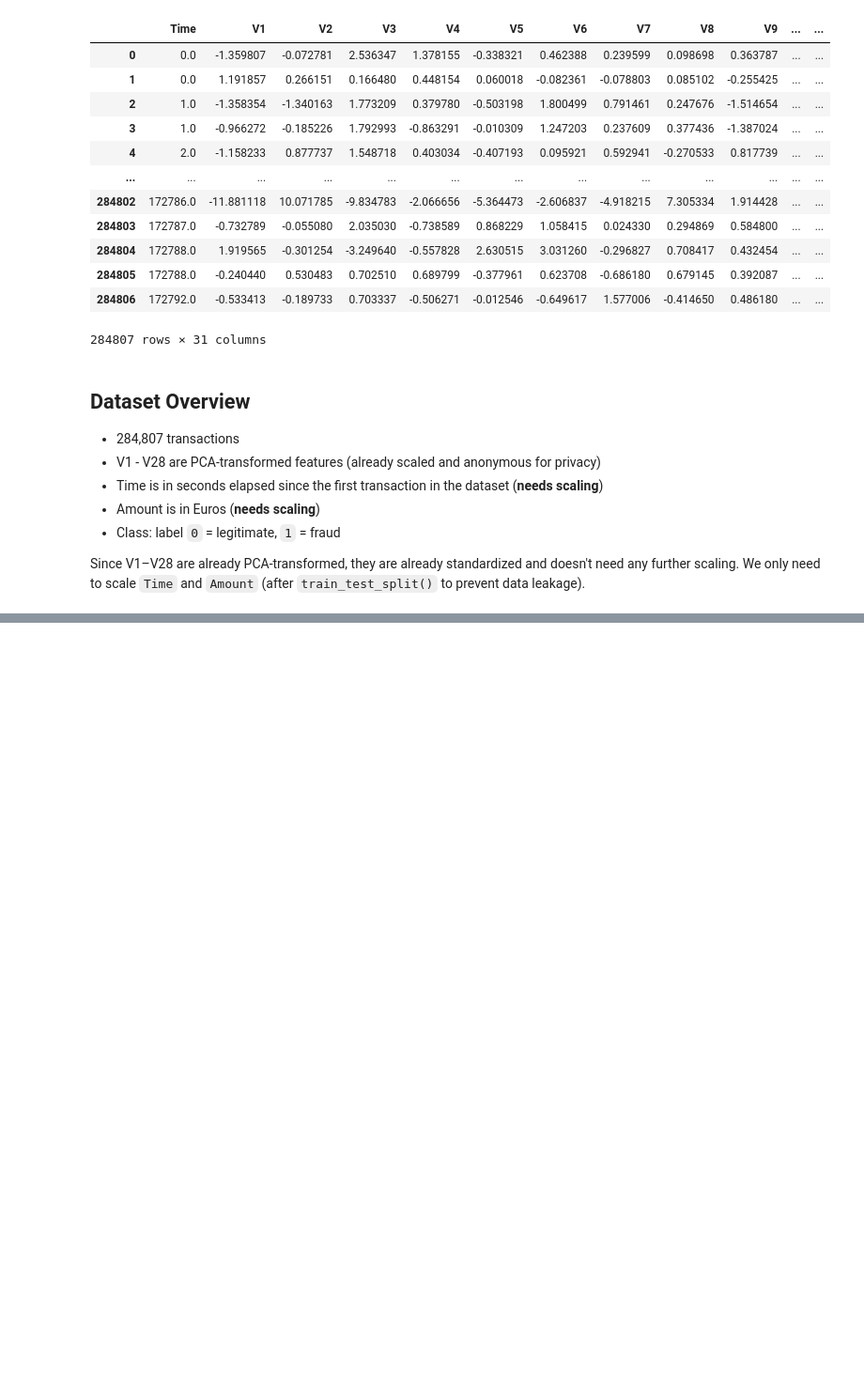
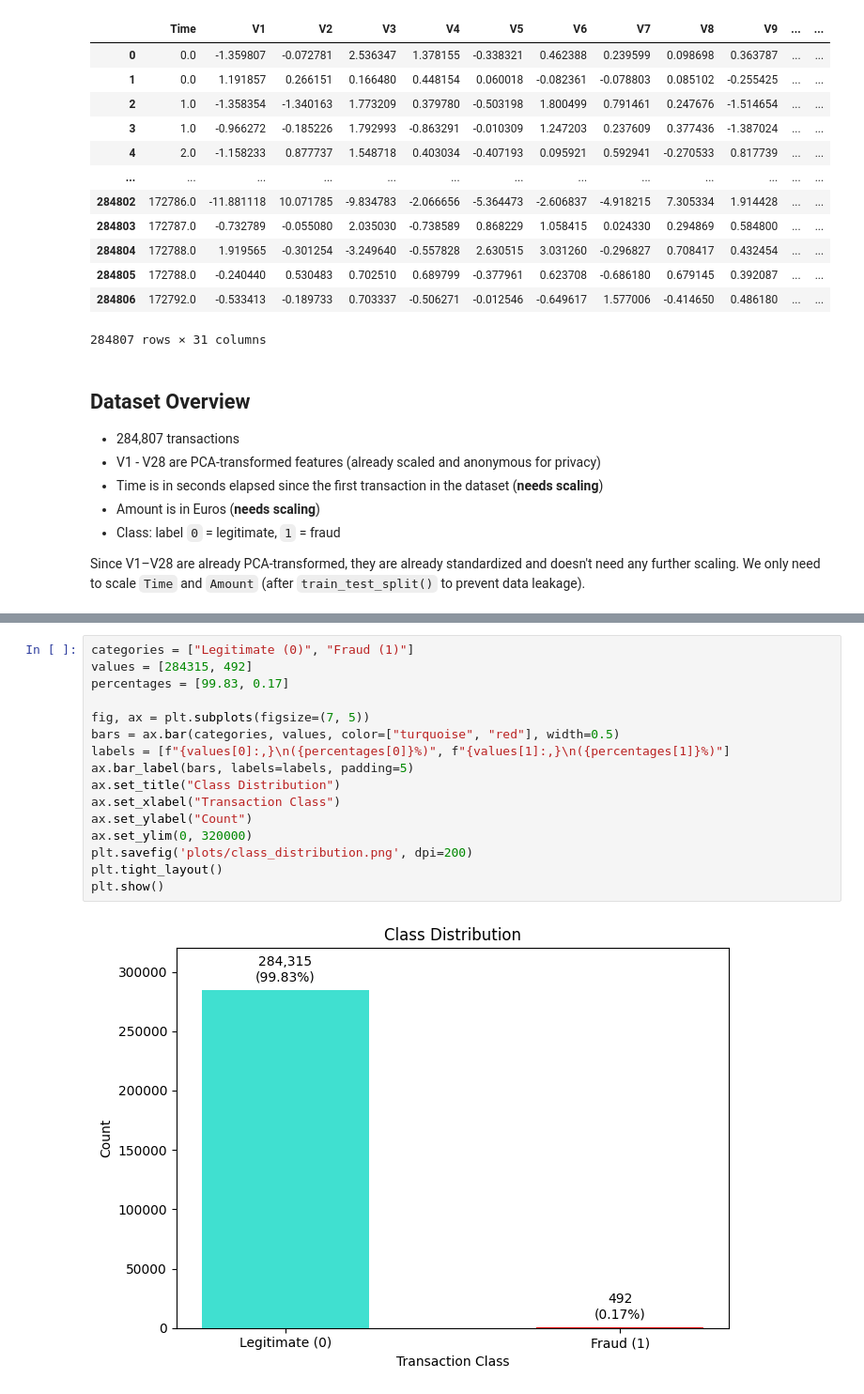
Before and after one commit to ShawarmaOnGit/ML-Assessment, a Jupyter notebook: credit_card_fraud_detection.ipynb, the cells around one changed output, grey strips where cells are left out. Shown at 94% size. Drawn from its saved outputs; the diff is of its cells as text; blank space fills up the shorter version.

```diff
--- a/credit_card_fraud_detection.ipynb
+++ b/credit_card_fraud_detection.ipynb
@@ -63,0 +166,18 @@ Since V1–V28 are already PCA-transformed, they are already standardized and do
+# %%
+categories = ["Legitimate (0)", "Fraud (1)"]
+values = [284315, 492]
+percentages = [99.83, 0.17]
+
+fig, ax = plt.subplots(figsize=(7, 5))
+bars = ax.bar(categories, values, color=["turquoise", "red"], width=0.5)
+labels = [f"{values[0]:,}\n({percentages[0]}%)", f"{values[1]:,}\n({percentages[1]}%)"]
+ax.bar_label(bars, labels=labels, padding=5)
+ax.set_title("Class Distribution")
+ax.set_xlabel("Transaction Class")
+ax.set_ylabel("Count")
+ax.set_ylim(0, 320000)
+plt.savefig('plots/class_distribution.png', dpi=200)
+plt.tight_layout()
+plt.show()
+# %% [output]
+[figure, added]
```
Also changed, not shown: parts of 20 cells of this notebook.
